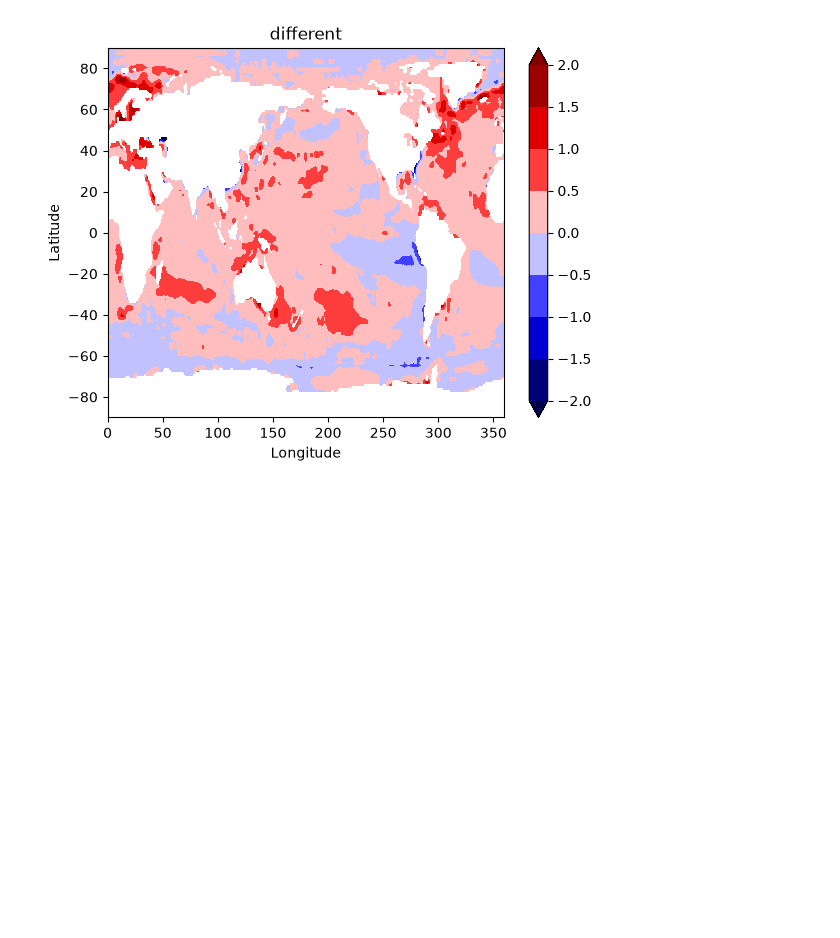
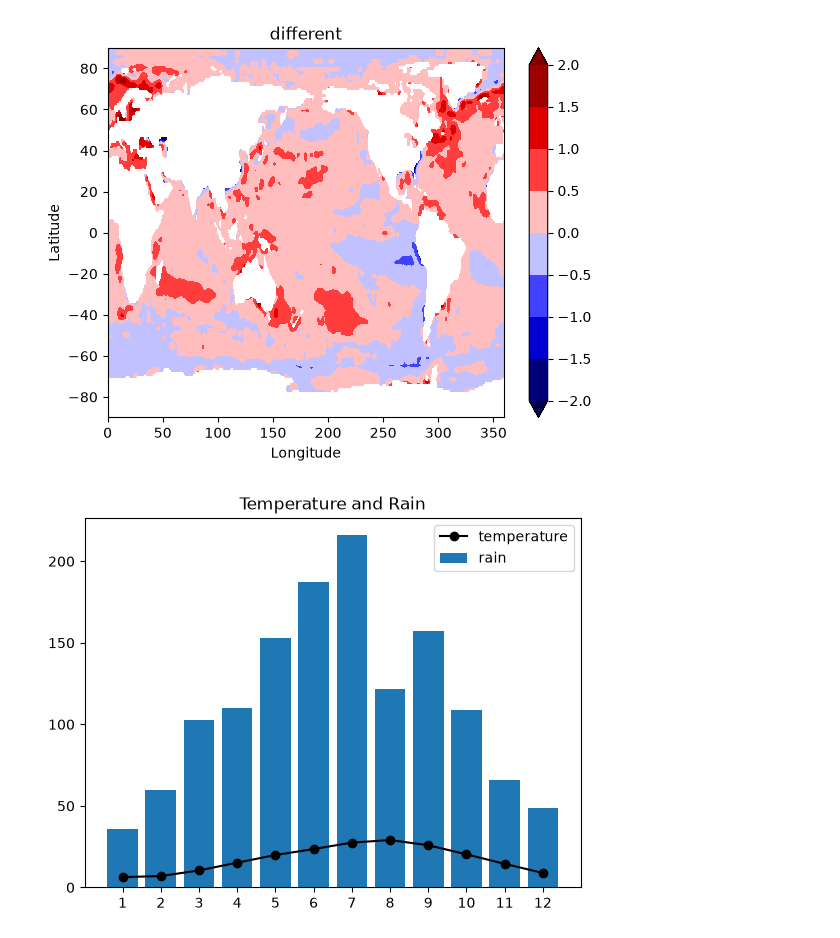
Before and after one commit to imkanata/my_first_python, a Jupyter notebook: python_basic/ca_3/3test.ipynb, the cells around one changed output. Cells and saved outputs as stored; diff of their text form; code cells hidden in the pictures; blank space fills up the shorter version.

```diff
--- a/python_basic/ca_3/3test.ipynb
+++ b/python_basic/ca_3/3test.ipynb
@@ -112,3 +118,36 @@ plt.show()
 [figure]
 [figure]
 [figure]
+# %%
+# C
+import numpy as np
+import matplotlib.pyplot as plt
+from matplotlib.colors import Normalize
+
+# ダウンロードした時点ですでに2006年から2015年までのデータになっている
+# 下载好的就已经是2006到2015的数据
+kobe_data = np.genfromtxt("data.csv",
+                          delimiter=",",
+                          usecols=(0, 1, 2, 3)
+                         )
+y = kobe_data[:, 0]
+m = kobe_data[:, 1]
+temperature = kobe_data[:, 2]
+rain = kobe_data[:, 3]
+
+month = np.arange(1, 13, 1)
+temp_clim = np.zeros(12)
+rain_clim = np.zeros(12)
+for mm in range(1, 13):
+    temp_clim[mm-1] = np.nanmean(temperature[m==mm])
+    rain_clim[mm-1] = np.nanmean(rain[m==mm])
+
+plt.bar(month, rain_clim, label='rain')
+plt.xticks(month)
+plt.plot(month, temp_clim, c='k', label='temperature', marker='o')
+plt.xticks(month)
+plt.title("Temperature and Rain")
+plt.legend()
+plt.show()
+# %% [output]
+[figure, added]
```
Also changed, not shown: parts of 3 cells of this notebook, 6 other files.
